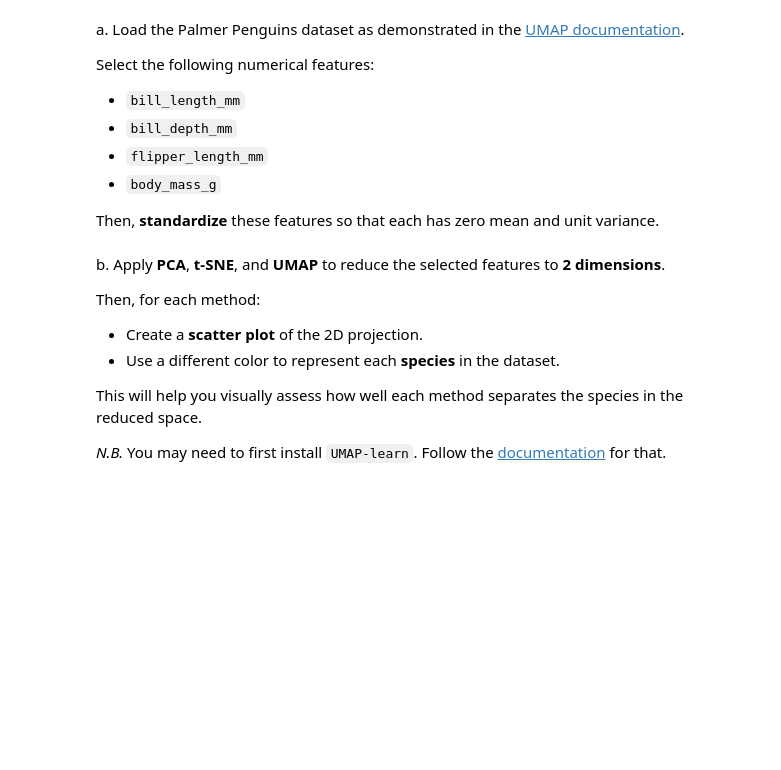
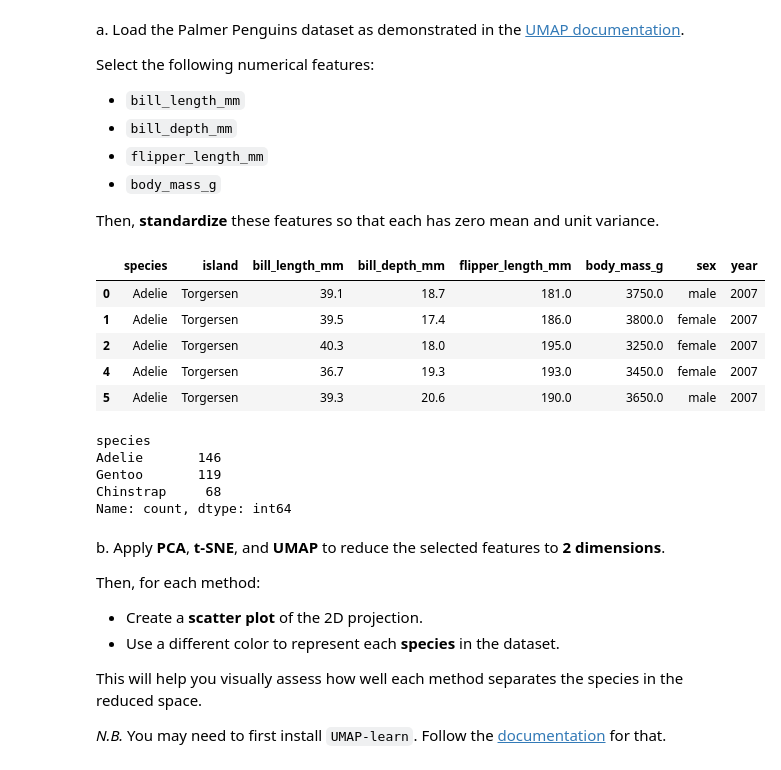
Before and after one commit to erikh-1126/03-Project-Group, a Jupyter notebook: 03_tsne_and_umap-Erik-updated.ipynb, the cells around one changed output. Cells and saved outputs as stored; diff of their text form; code cells hidden in the pictures; blank space fills up the shorter version.

```diff
--- a/03_tsne_and_umap-Erik-updated.ipynb
+++ b/03_tsne_and_umap-Erik-updated.ipynb
@@ -75,6 +75,49 @@ Select the following numerical features:
 Then, **standardize** these features so that each has zero mean and unit variance.
 # %%
 # YOUR CODE HERE
+import numpy as np
+import pandas as pd
+import seaborn as sns
+import matplotlib.pyplot as plt
+from sklearn.model_selection import train_test_split
+from sklearn.preprocessing import StandardScaler
+from sklearn.decomposition import PCA
+from sklearn.manifold import TSNE
+import umap
+
+# Load the penguins dataset
+penguins = pd.read_csv("https://raw.githubusercontent.com/allisonhorst/palmerpenguins/c19a904462482430170bfe2c718775ddb7dbb885/inst/extdata/penguins.csv")
+
+
+penguins = penguins.dropna()
+penguins.species.value_counts()
+
+display(penguins.head())
+display(penguins["species"].value_counts())
+
+# features standardization
+penguin_data = penguins[
+    [
+        "bill_length_mm",
+        "bill_depth_mm",
+        "flipper_length_mm",
+        "body_mass_g",
+    ]
+].values
+
+scaled_penguin_data = StandardScaler().fit_transform(penguin_data)
+# %% [output]
+|  | species | island | bill_length_mm | bill_depth_mm | flipper_length_mm | body_mass_g | sex | year |
+| 0 | Adelie | Torgersen | 39.1 | 18.7 | 181.0 | 3750.0 | male | 2007 |
+| 1 | Adelie | Torgersen | 39.5 | 17.4 | 186.0 | 3800.0 | female | 2007 |
+| 2 | Adelie | Torgersen | 40.3 | 18.0 | 195.0 | 3250.0 | female | 2007 |
+| 4 | Adelie | Torgersen | 36.7 | 19.3 | 193.0 | 3450.0 | female | 2007 |
+| 5 | Adelie | Torgersen | 39.3 | 20.6 | 190.0 | 3650.0 | male | 2007 |
+species
+Adelie       146
+Gentoo       119
+Chinstrap     68
+Name: count, dtype: int64
 # %% [markdown]
 b. Apply **PCA**, **t-SNE**, and **UMAP** to reduce the selected features to **2 dimensions**.
 
```
Also changed, not shown: parts of 5 cells of this notebook.
